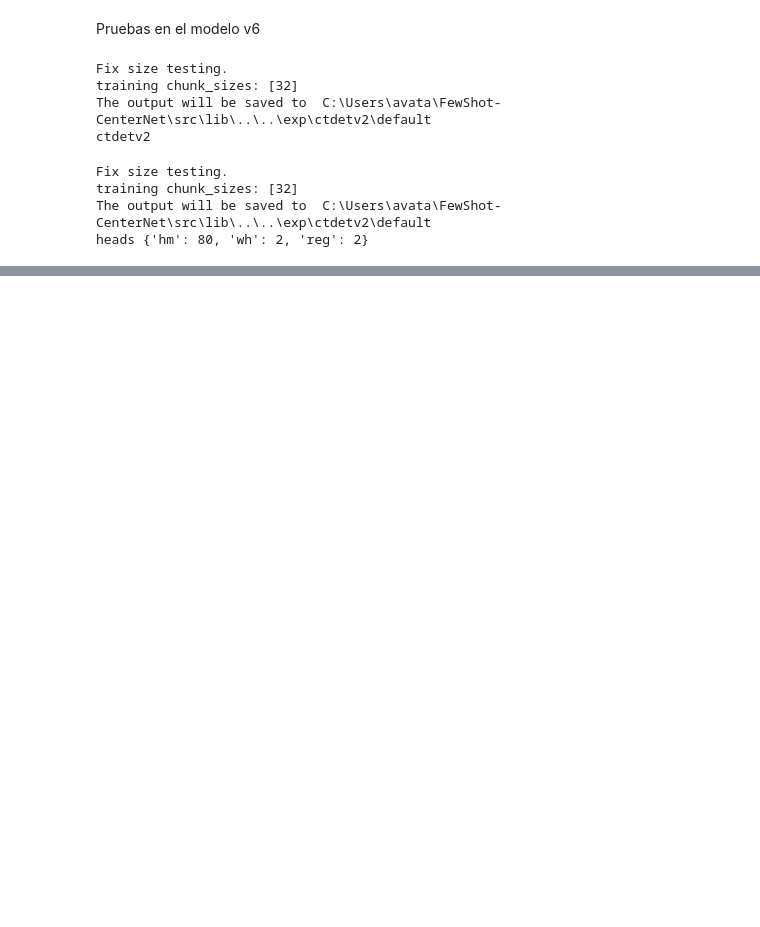
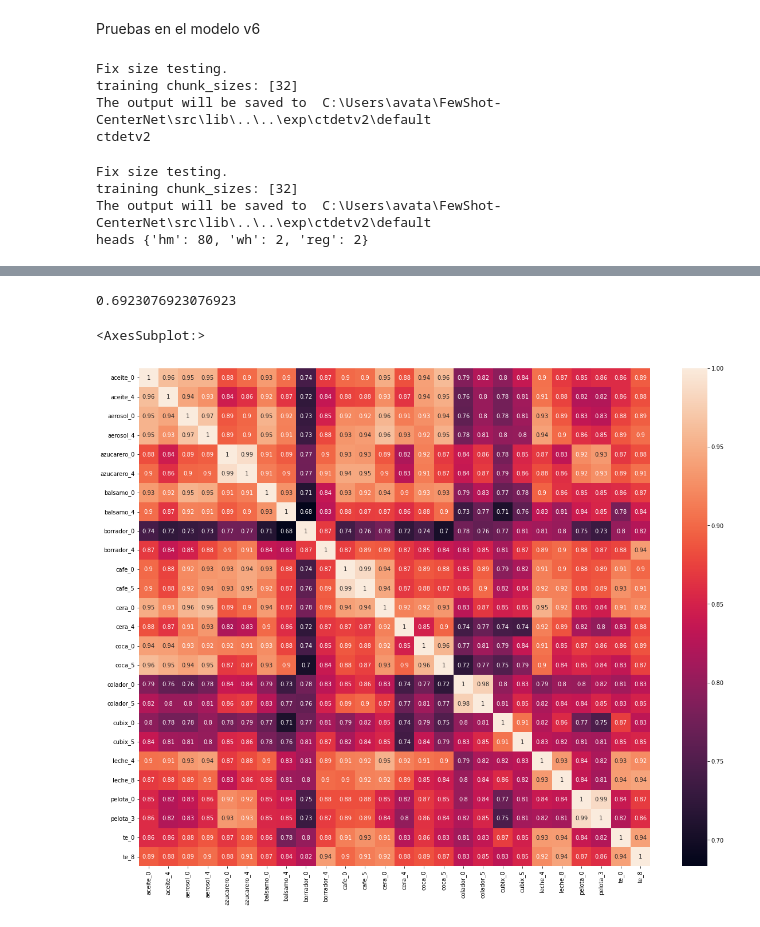
Before and after one commit to s-kill/FewShot-CenterNet, a Jupyter notebook: src/PruebasFinales.ipynb, the cells around one changed output, grey strips where cells are left out. Saved outputs shown, nothing was run; the diff lists cells and outputs as text; code cells hidden in the pictures; blank space fills up the shorter version.

```diff
--- a/src/PruebasFinales.ipynb
+++ b/src/PruebasFinales.ipynb
@@ -151,3 +177,5 @@ for i in range(len(image_names)):
     for j in range(len(image_names)):
         score = cosdis(D[i],D[j])[0,0]
         matrix[i,j]=score
+
+np_matrix = np.array(matrix)
@@ -193,0 +182,22 @@ torch.Size([256])
+# %%
+image_names_ext = [n[n.rfind('/')+1:n.rfind('_')] for n in image_names]
+image_names_ext2 = [n[n.rfind('/')+1:n.rfind('.')] for n in image_names]
+# %%
+for i in range(len(image_names)):
+    for j in range(len(image_names)):
+        if i==j:
+            matrix[i,j]=0
+# %%
+fallos = []
+aciertos = []
+
+count = 0
+for i in range(len(image_names)):
+    if image_names_ext[i] == image_names_ext[int(matrix[i].argmax())]:
+        aciertos.append(image_names_ext2[i]+'|'+image_names_ext2[int(matrix[i].argmax())])
+        count+=1
+    else:
+        fallos.append(image_names_ext2[i]+'|'+image_names_ext2[int(matrix[i].argmax())])
+
+
+acc = count/len(image_names)
@@ -193,0 +236,4 @@ torch.Size([256])
+# %%
+print(acc)
+# %% [output]
+0.6923076923076923
@@ -193,0 +244,8 @@ torch.Size([256])
+# %%
+df_cm = pd.DataFrame(np_matrix, index = [i for i in image_names_ext2],
+                  columns = [i for i in image_names_ext2])
+plt.figure(figsize = (20,16))
+sn.heatmap(df_cm, annot=True)
+# %% [output]
+<AxesSubplot:>
+[figure, added]
```
Also changed, not shown: parts of 20 cells of this notebook, 53 other files.
